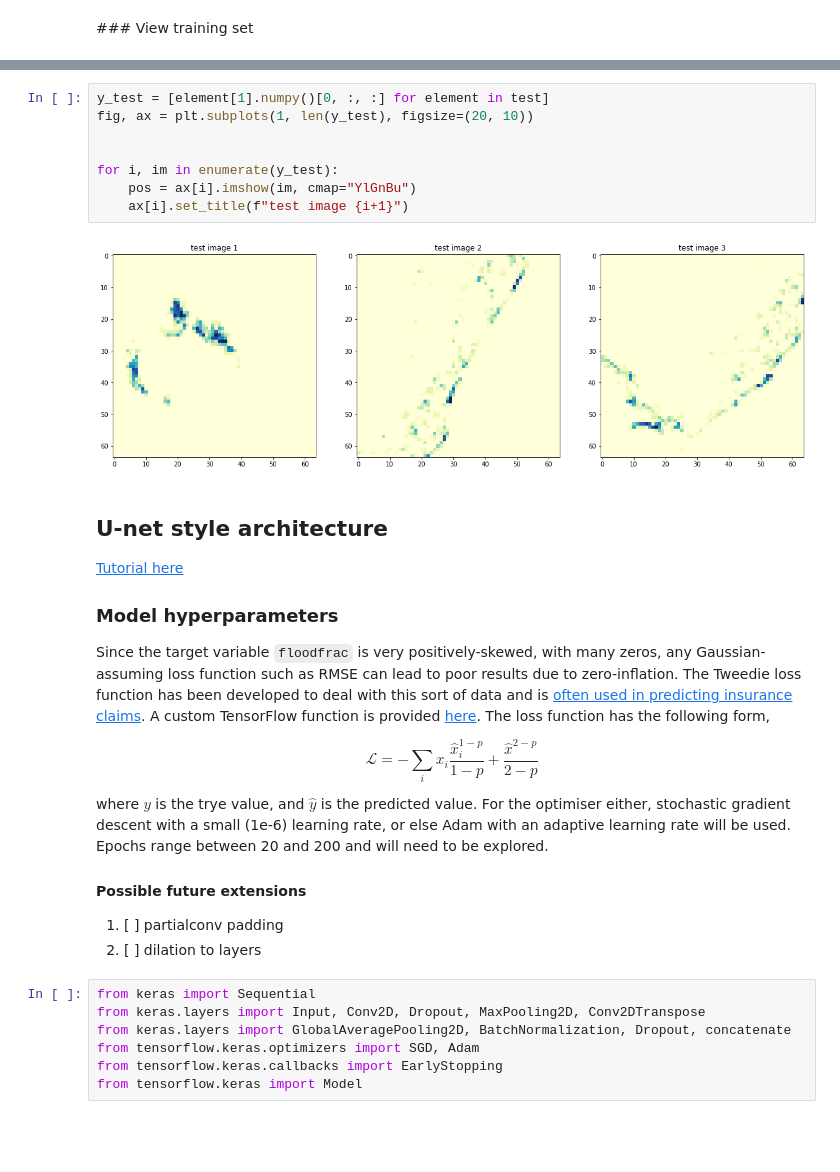
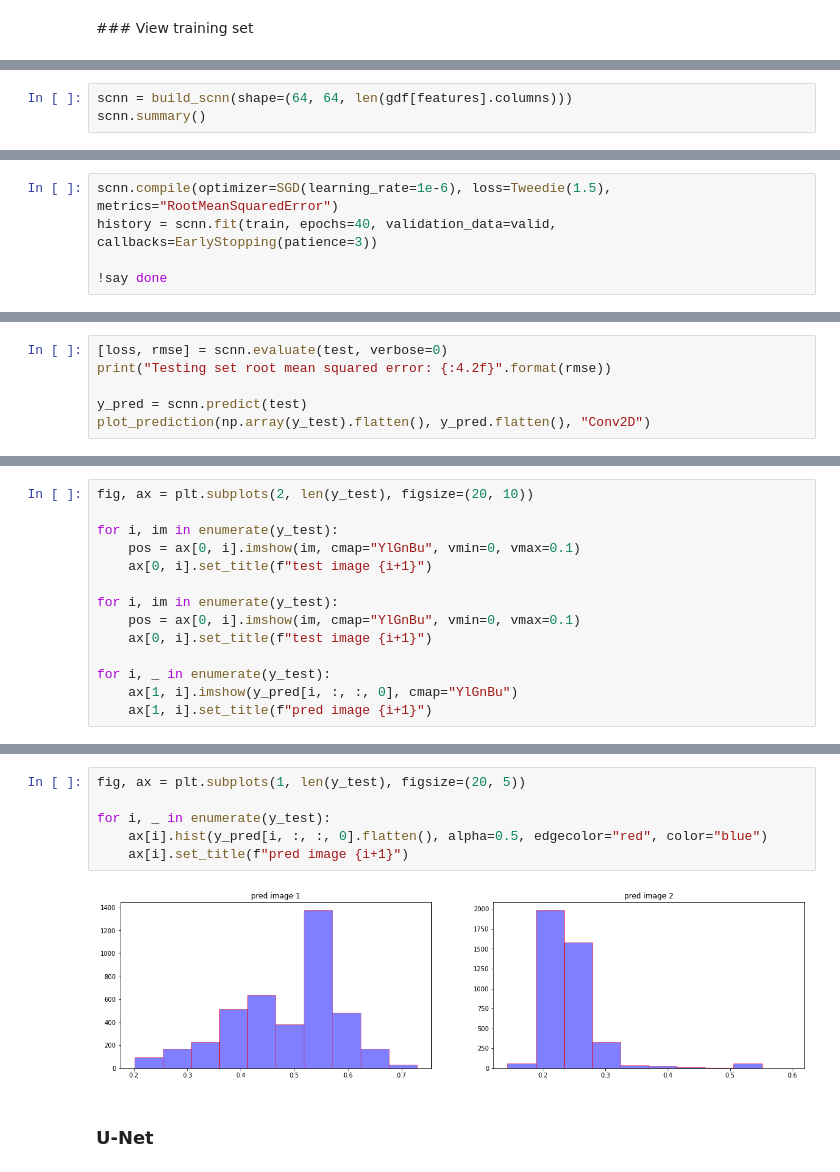
Before and after one commit to alisonpeard/hybridmodels, a Jupyter notebook: python/B. Convolutional Neural Networks.ipynb, the cells around one changed output, grey strips where cells are left out. Saved outputs shown, nothing was run; the diff lists cells and outputs as text; blank space fills up the shorter version.

```diff
--- a/python/B. Convolutional Neural Networks.ipynb
+++ b/python/B. Convolutional Neural Networks.ipynb
@@ -243,0 +328,3 @@ for i, im in enumerate(X_train):
+# %%
+scnn = build_scnn(shape=(64, 64, len(gdf[features].columns)))
+scnn.summary()
@@ -243,0 +349,5 @@ for i, im in enumerate(X_train):
+# %%
+scnn.compile(optimizer=SGD(learning_rate=1e-6), loss=Tweedie(1.5), metrics="RootMeanSquaredError")
+history = scnn.fit(train, epochs=40, validation_data=valid, callbacks=EarlyStopping(patience=3))
+
+!say done
@@ -243,0 +380,6 @@ for i, im in enumerate(X_train):
+# %%
+[loss, rmse] = scnn.evaluate(test, verbose=0)
+print("Testing set root mean squared error: {:4.2f}".format(rmse))
+
+y_pred = scnn.predict(test)
+plot_prediction(np.array(y_test).flatten(), y_pred.flatten(), "Conv2D")
@@ -243,0 +390,14 @@ for i, im in enumerate(X_train):
+# %%
+fig, ax = plt.subplots(2, len(y_test), figsize=(20, 10))
+
+for i, im in enumerate(y_test):
+    pos = ax[0, i].imshow(im, cmap="YlGnBu", vmin=0, vmax=0.1)
+    ax[0, i].set_title(f"test image {i+1}")
+
+for i, im in enumerate(y_test):
+    pos = ax[0, i].imshow(im, cmap="YlGnBu", vmin=0, vmax=0.1)
+    ax[0, i].set_title(f"test image {i+1}")
+
+for i, _ in enumerate(y_test):
+    ax[1, i].imshow(y_pred[i, :, :, 0], cmap="YlGnBu")
+    ax[1, i].set_title(f"pred image {i+1}")
@@ -244,32 +406,13 @@ for i, im in enumerate(X_train):
 # %%
-y_test = [element[1].numpy()[0, :, :] for element in test]
-fig, ax = plt.subplots(1, len(y_test), figsize=(20, 10))
+fig, ax = plt.subplots(1, len(y_test), figsize=(20, 5))
 
-
-for i, im in enumerate(y_test):
-    pos = ax[i].imshow(im, cmap="YlGnBu")
-    ax[i].set_title(f"test image {i+1}")
+for i, _ in enumerate(y_test):
+    ax[i].hist(y_pred[i, :, :, 0].flatten(), alpha=0.5, edgecolor="red", color="blue")
+    ax[i].set_title(f"pred image {i+1}")
 # %% [output]
-[figure, old version]
+[figure, new version]
-# %% [markdown]
-## U-net style architecture
-[Tutorial here](https://pyimagesearch.com/2022/02/21/u-net-image-segmentation-in-keras/)
-### Model hyperparameters
-Since the target variable `floodfrac` is very positively-skewed, with many zeros, any Gaussian-assuming loss function such as RMSE can lead to poor results due to zero-inflation. The Tweedie loss function has been developed to deal with this sort of data and is [often used in predicting insurance claims](https://towardsdatascience.com/tweedie-loss-function-for-right-skewed-data-2c5ca470678f). A custom TensorFlow function is provided [here](https://towardsdatascience.com/tweedie-loss-function-for-right-skewed-data-2c5ca470678f). The loss function has the following form,
-
-$$ \mathcal{L} = -\sum_{i} x_i \frac{\hat x_i^{1-p}}{1-p} + \frac{\hat x^{2-p}}{2-p}$$
-
-where $y$ is the trye value, and $\hat y$ is the predicted value. For the optimiser either, stochastic gradient descent with a small (1e-6) learning rate, or else Adam with an adaptive learning rate will be used. Epochs range between 20 and 200 and will need to be explored.
-#### Possible future extensions
-1. [ ] partialconv padding
-2. [ ] dilation to layers
-# %%
-from keras import Sequential
-from keras.layers import Input, Conv2D, Dropout, MaxPooling2D, Conv2DTranspose
-from keras.layers import GlobalAveragePooling2D, BatchNormalization, Dropout, concatenate
-from tensorflow.keras.optimizers import SGD, Adam
-from tensorflow.keras.callbacks import EarlyStopping
-from tensorflow.keras import Model
+# %% [markdown]
+### U-Net
 # %%
 # define the U-Net architecture (from Tutorial)
 def double_conv_block(x, depth):
```
Also changed, not shown: parts of 28 cells of this notebook.
